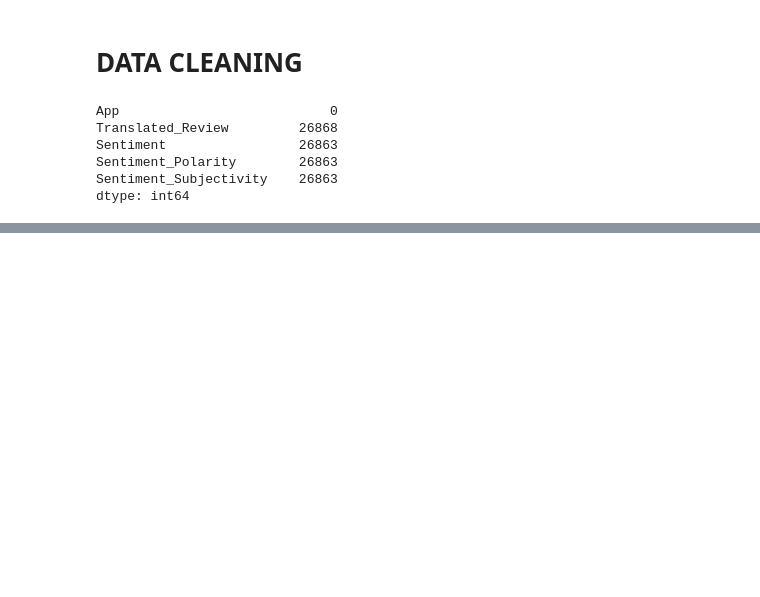
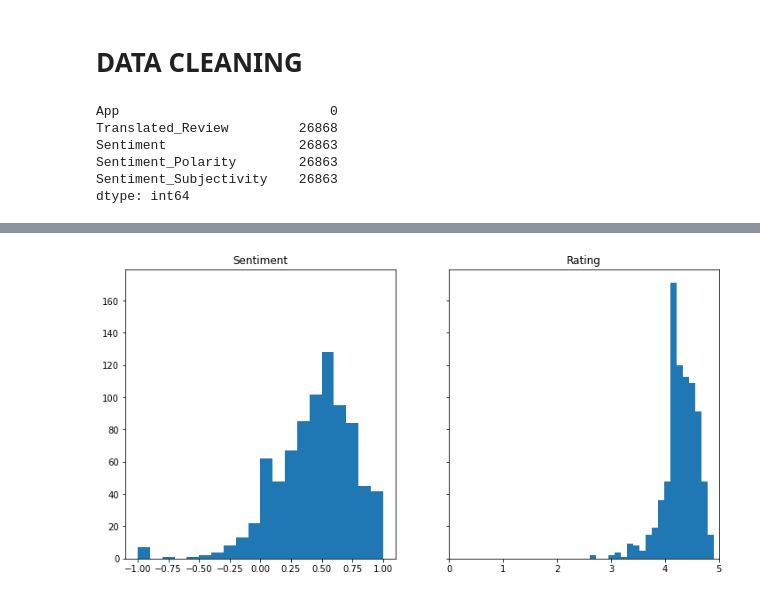
Before and after one commit to 04-purnima/Play-Store-App-Review-Analysis, a Jupyter notebook: Purnima_Rai_user_reviews.ipynb, the cells around one changed output, grey strips where cells are left out. Drawn from its saved outputs; the diff is of its cells as text; code cells hidden in the pictures; blank space fills up the shorter version.

```diff
--- a/Purnima_Rai_user_reviews.ipynb
+++ b/Purnima_Rai_user_reviews.ipynb
@@ -133,0 +114,3 @@ dtype: int64
+# %%
+#Dropping Translated_Reviews Column
+user_reviewscopy.drop("Translated_Review", axis=1, inplace=True)
@@ -133,0 +146,3 @@ dtype: int64
+# %%
+# Renaming the remaining columns
+user_reviewscopy.columns = ["App", "Sentiment", "Polarity", "Subjectivity"]
@@ -133,0 +174,4 @@ dtype: int64
+# %%
+# Here, we obtain the mean for each app by grouping the data
+user_reviews_mean = user_reviewscopy.groupby("App").mean().copy()
+user_reviews_mean
@@ -133,0 +238,18 @@ dtype: int64
+# %%
+#Combining and refiltering
+
+complete_data = pd.merge(left=play_store, right=user_reviews_mean, on="App").copy()
+
+# Drop duplicates
+complete_data.drop_duplicates("App", inplace=True)
+
+# Reset the index since now we have a different number of observations
+complete_data = complete_data.reset_index().drop("index", axis=1).copy()
+
+# Select columns that will be used
+columns = [0, 1, 2, 3, 5, 6, 8, 9, 13, 14, 15]
+complete_data = complete_data.iloc[:,columns].copy()
+
+# Remove the + and the , at the end of each observation of Installs then convert to int
+complete_data.Installs = [int(obs.replace("+", "").replace(",", "")) for obs in complete_data.Installs]
+complete_data
@@ -133,0 +270,17 @@ dtype: int64
+# %%
+#The sentiment influences the final rating of the app;
+# Create the plot for the histograms
+fig, ax = plt.subplots(nrows=1, ncols=2, figsize=(12, 6), sharey=True)
+
+# Create the histograms
+ax[0].hist(complete_data.Sentiment, bins=20)
+ax[1].hist(complete_data.Rating, bins=20)
+ax[1].set_xlim(0, 5)
+
+# Add titles
+ax[0].set_title("Sentiment")
+ax[1].set_title("Rating")
+
+plt.show()
+# %% [output]
+[figure, added]
```
Also changed, not shown: parts of 29 cells of this notebook.
